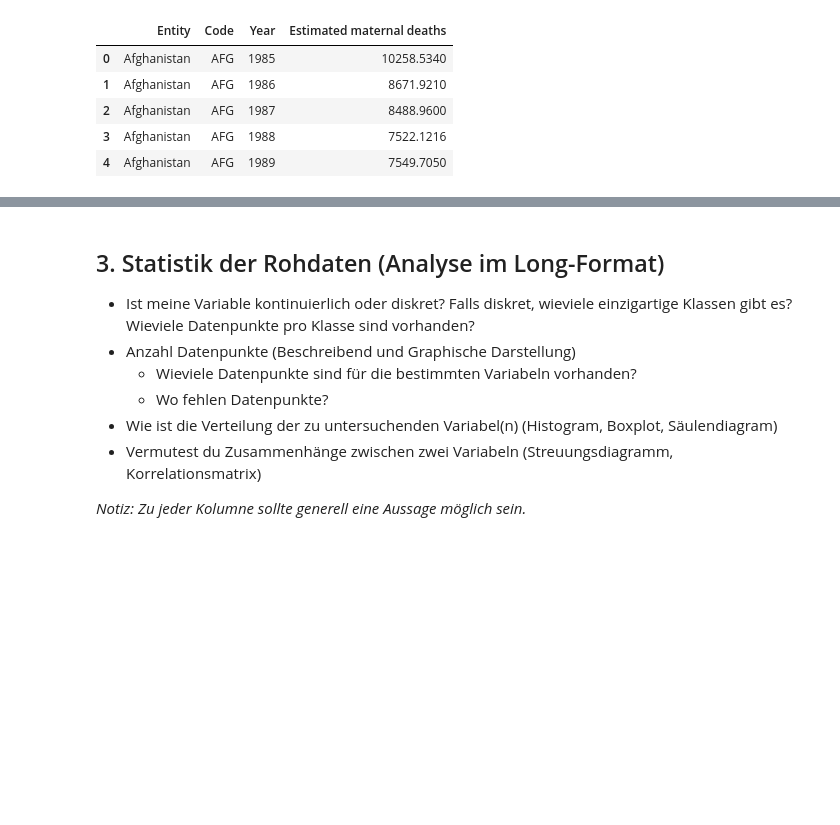
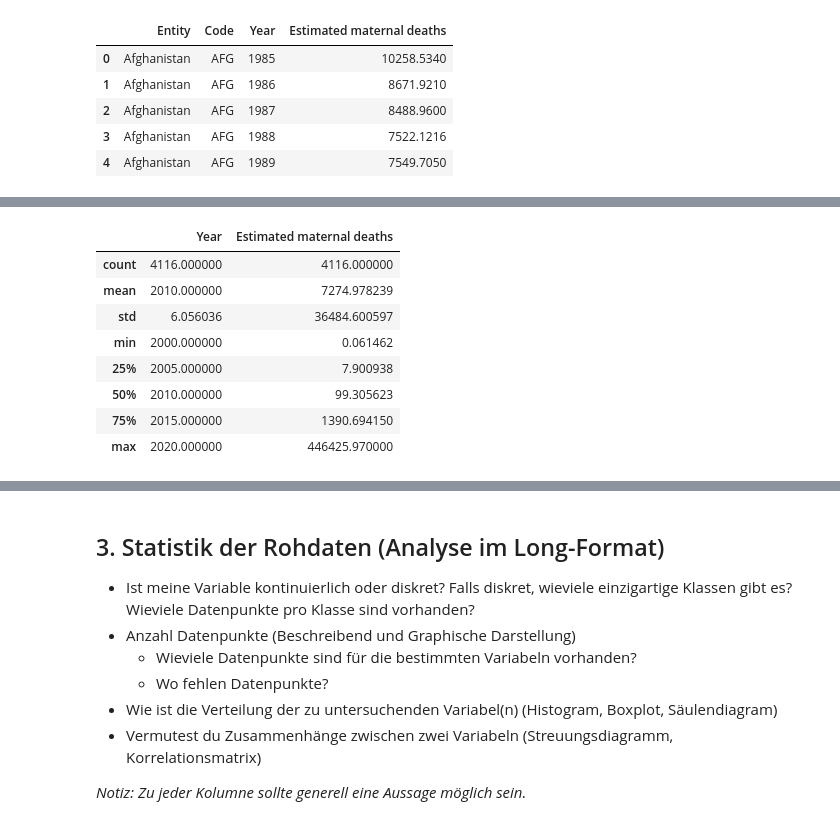
Before and after one commit to naulichi/PandasLN, a Jupyter notebook: Leistungsnachweis_NauliChiara.ipynb, the cells around one changed output, grey strips where cells are left out. Saved outputs shown, nothing was run; the diff lists cells and outputs as text; code cells hidden in the pictures; blank space fills up the shorter version.

```diff
--- a/Leistungsnachweis_NauliChiara.ipynb
+++ b/Leistungsnachweis_NauliChiara.ipynb
@@ -51,0 +43,16 @@ df_pivot.head()
+# %%
+# Filtern der Daten auf die Jahre 2000 bis 2020
+filtered_data = data[(data['Year'] >= 2000) & (data['Year'] <= 2020)]
+
+# Zusammenfassung der gefilterten Daten
+filtered_data.describe()
+# %% [output]
+|  | Year | Estimated maternal deaths |
+| count | 4116.000000 | 4116.000000 |
+| mean | 2010.000000 | 7274.978239 |
+| std | 6.056036 | 36484.600597 |
+| min | 2000.000000 | 0.061462 |
+| 25% | 2005.000000 | 7.900938 |
+| 50% | 2010.000000 | 99.305623 |
+| 75% | 2015.000000 | 1390.694150 |
+| max | 2020.000000 | 446425.970000 |
```
Also changed, not shown: parts of 7 cells of this notebook.
